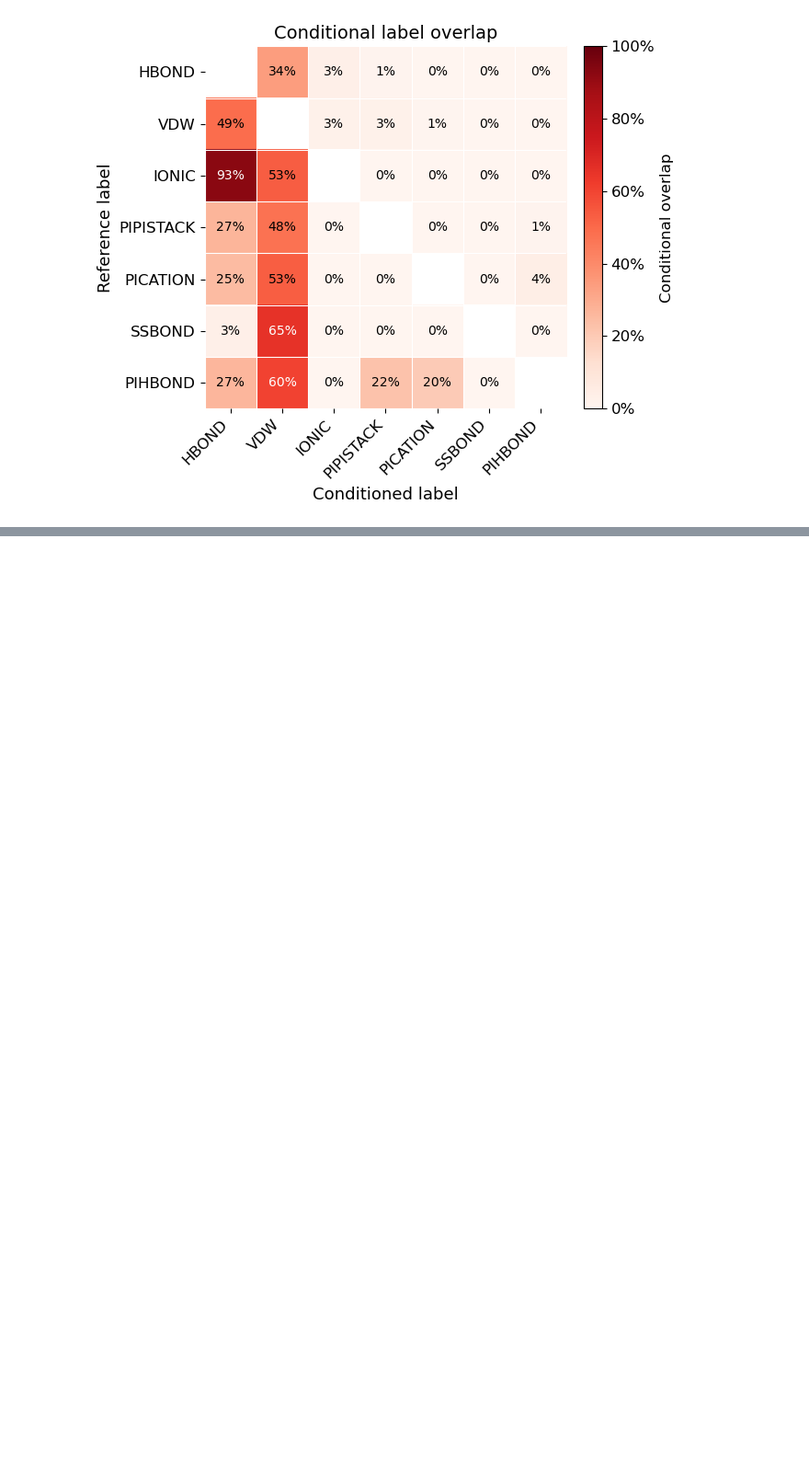
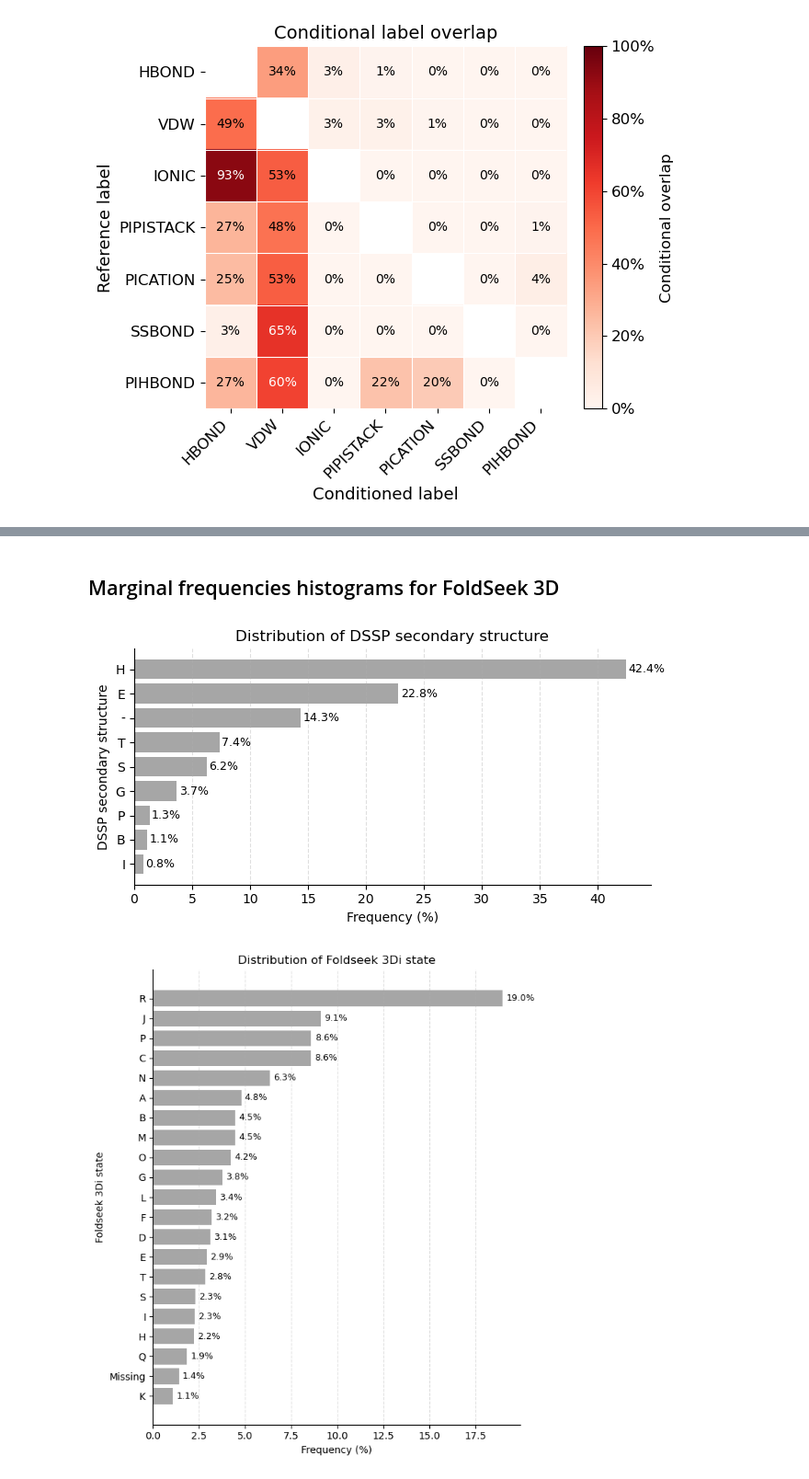
Before and after one commit to miriamzara/SB_Project, a Jupyter notebook: 0_features_inspection.ipynb, the cells around one changed output, grey strips where cells are left out. Shown at 92% size. Saved outputs shown, nothing was run; the diff lists cells and outputs as text; code cells hidden in the pictures; blank space fills up the shorter version.

```diff
--- a/0_features_inspection.ipynb
+++ b/0_features_inspection.ipynb
@@ -258,0 +259,7 @@ plt.show()
+# %%
+features_df = df[feature_cols].copy()
+features_df.head()
+
+missing_values_df = features_df.isna().mean().sort_values(ascending=False).head(20) * 100
+print("\nMissing values:")
+print(missing_values_df)
@@ -258,0 +312,10 @@ plt.show()
+# %%
+print("Unique values of cathegorical features:")
+
+
+
+for col in cat_features:
+    unique_count = features_df[col].nunique() # doesnt inlude NaN by default
+    print(f"{col}: {unique_count} unique values")
+    print(f"Unique values for {col}: {features_df[col].unique()}")
+    print("\n\n")
@@ -258,0 +455,51 @@ plt.show()
+# %% [markdown]
+## Marginal frequencies histograms for FoldSeek 3D
+# %%
+pooled_categorical_features = {
+    "DSSP secondary structure": ["s_ss8", "t_ss8"],
+    "Foldseek 3Di state": ["s_3di_letter", "t_3di_letter"]
+}
+
+for feature_name, cols in pooled_categorical_features.items():
+
+    pooled_values = (
+        pd.concat([df[col] for col in cols], axis=0)
+        .fillna("Missing")
+    )
+
+    value_counts = (
+        pooled_values
+        .value_counts(normalize=True)
+        .mul(100)
+        .sort_values(ascending=True)
+    )
+
+    fig_height = max(3.5, 0.35 * len(value_counts))
+    fig, ax = plt.subplots(figsize=(6.5, fig_height))
+
+    ax.barh(value_counts.index.astype(str), value_counts.values, color="grey", alpha=0.7)
+
+    ax.set_xlabel("Frequency (%)")
+    ax.set_ylabel(feature_name)
+    ax.set_title(f"Distribution of {feature_name}")
+    ax.grid(axis="x", linestyle="--", alpha=0.4)
+
+    for label, value in value_counts.items():
+        ax.text(
+            value + 0.2,
+            str(label),
+            f"{value:.1f}%",
+            va="center",
+            fontsize=9
+        )
+
+    for spine in ["top", "right"]:
+        ax.spines[spine].set_visible(False)
+
+    fig.tight_layout()
+    filename = feature_name.lower().replace(" ", "_").replace("3di", "3di")
+    fig.savefig(f"report_figures/distribution_{filename}.pdf", dpi=300, bbox_inches="tight")
+    plt.show()
+# %% [output]
+[figure, added]
+[figure, added]
```
Also changed, not shown: parts of 13 cells of this notebook, 6 other files.
